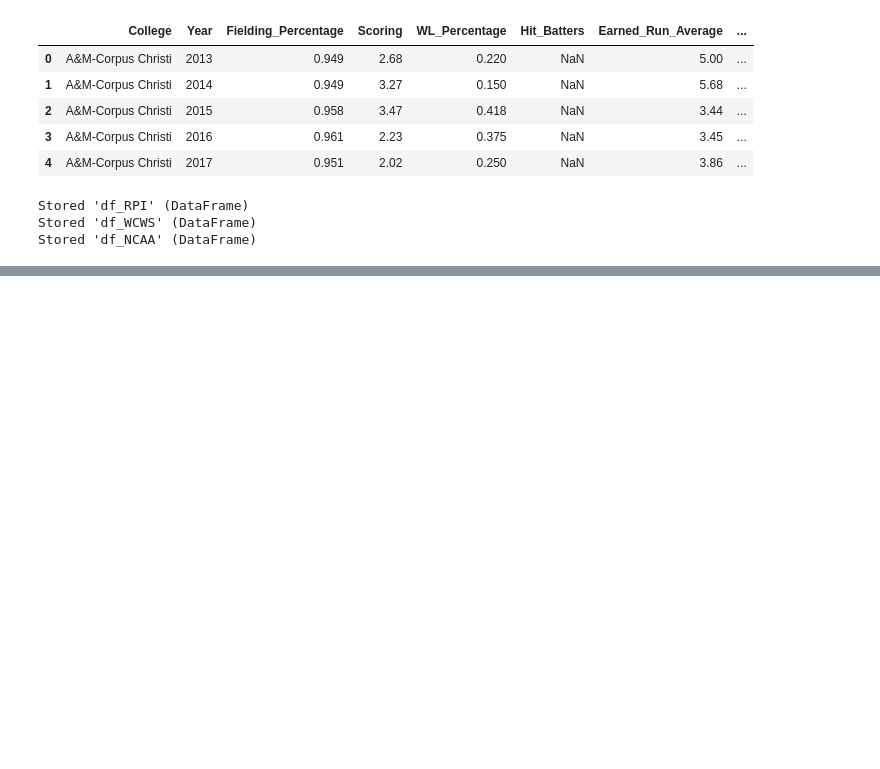
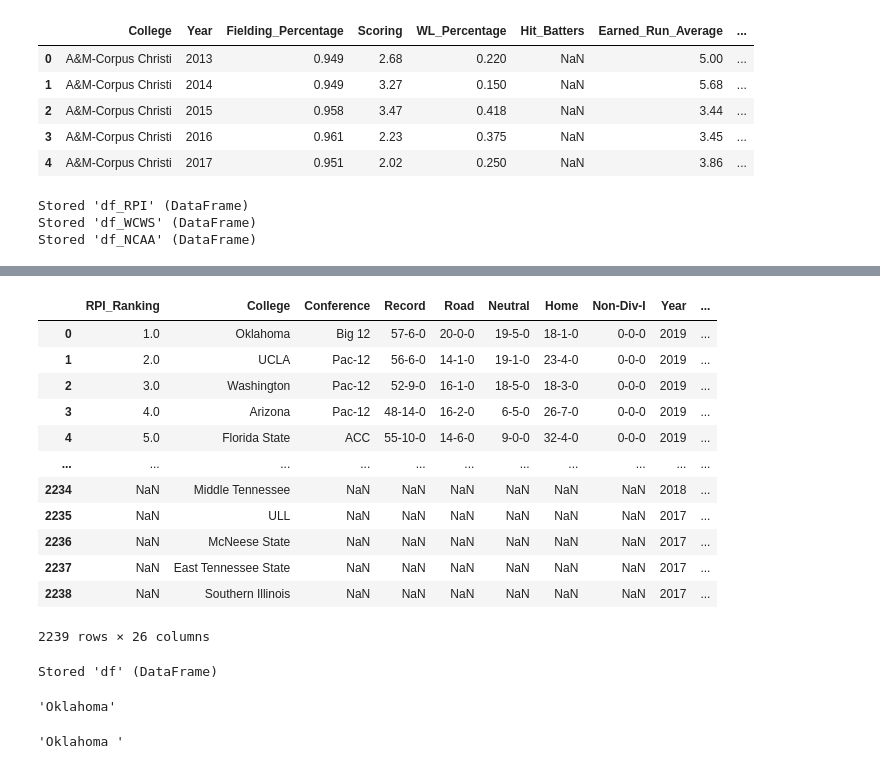
Before and after one commit to koeunlim/Capstone_Softball, a Jupyter notebook: 02_NCAA_Softball_EDA.ipynb, the cells around one changed output, grey strips where cells are left out. Saved outputs shown, nothing was run; the diff lists cells and outputs as text; code cells hidden in the pictures; blank space fills up the shorter version.

```diff
--- a/02_NCAA_Softball_EDA.ipynb
+++ b/02_NCAA_Softball_EDA.ipynb
@@ -140,0 +159,31 @@ df_NCAA.to_csv('Data/NCAA_final.csv',index=False)
+# %%
+df = pd.merge(df_RPI_NCAA, df_WCWS,  how='outer', on=['College','Year'])
+df = df.rename(columns = {'Rank':'WCWS_Rank'})
+df
+# %% [output]
+|  | RPI_Ranking | College | Conference | Record | Road | Neutral | Home | Non-Div-I | Year | ... |
+| 0 | 1.0 | Oklahoma | Big 12 | 57-6-0 | 20-0-0 | 19-5-0 | 18-1-0 | 0-0-0 | 2019 | ... |
+| 1 | 2.0 | UCLA | Pac-12 | 56-6-0 | 14-1-0 | 19-1-0 | 23-4-0 | 0-0-0 | 2019 | ... |
+| 2 | 3.0 | Washington | Pac-12 | 52-9-0 | 16-1-0 | 18-5-0 | 18-3-0 | 0-0-0 | 2019 | ... |
+| 3 | 4.0 | Arizona | Pac-12 | 48-14-0 | 16-2-0 | 6-5-0 | 26-7-0 | 0-0-0 | 2019 | ... |
+| 4 | 5.0 | Florida State | ACC | 55-10-0 | 14-6-0 | 9-0-0 | 32-4-0 | 0-0-0 | 2019 | ... |
+| ... | ... | ... | ... | ... | ... | ... | ... | ... | ... | ... |
+| 2234 | NaN | Middle Tennessee | NaN | NaN | NaN | NaN | NaN | NaN | 2018 | ... |
+| 2235 | NaN | ULL | NaN | NaN | NaN | NaN | NaN | NaN | 2017 | ... |
+| 2236 | NaN | McNeese State | NaN | NaN | NaN | NaN | NaN | NaN | 2017 | ... |
+| 2237 | NaN | East Tennessee State | NaN | NaN | NaN | NaN | NaN | NaN | 2017 | ... |
+| 2238 | NaN | Southern Illinois | NaN | NaN | NaN | NaN | NaN | NaN | 2017 | ... |
+2239 rows × 26 columns
+# %%
+%store df
+df.to_csv('Data/ALL_final.csv',index=False)
+# %% [output]
+Stored 'df' (DataFrame)
+# %%
+df.College[0]
+# %% [output]
+'Oklahoma'
+# %%
+df.College[2254]
+# %% [output]
+'Oklahoma '
```
Also changed, not shown: parts of 4 cells of this notebook, 3 other files.
